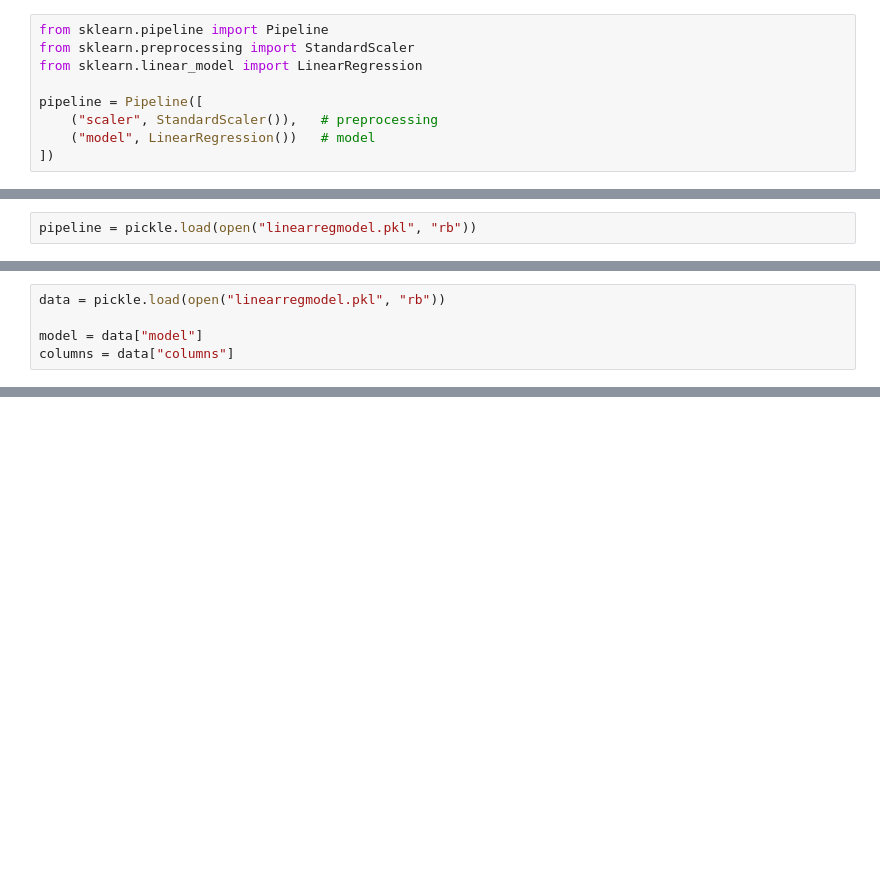
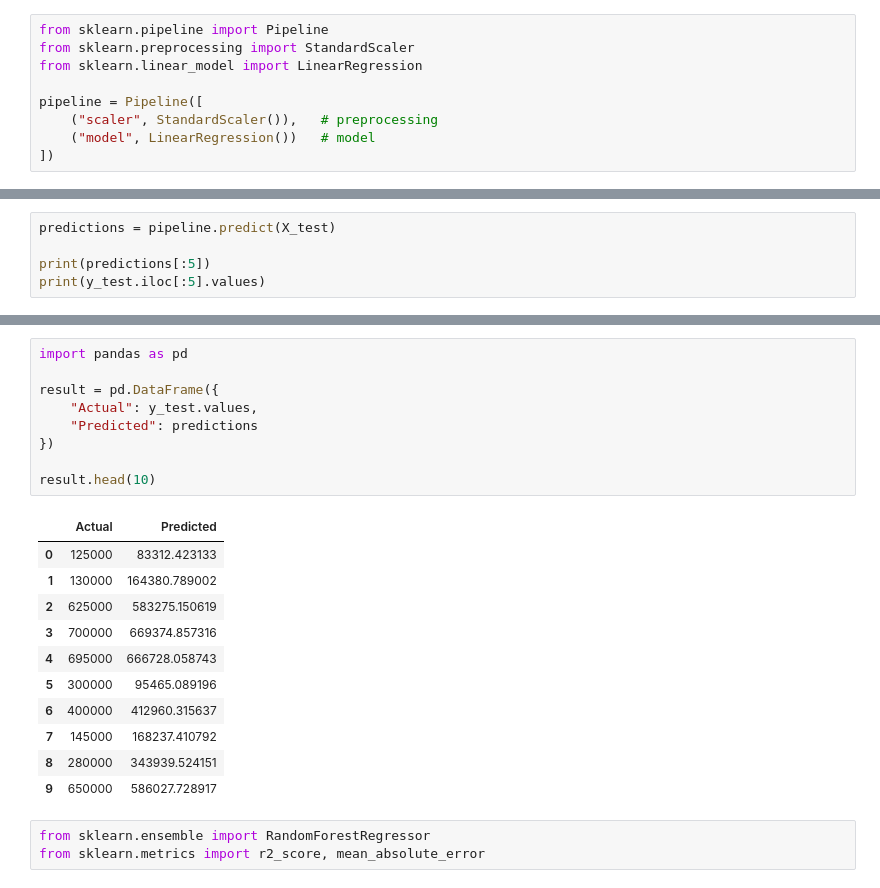
Before and after one commit to Sathwik-source/Used-car-price-prediction-model, a Jupyter notebook: EDADATA.ipynb, the cells around one changed output, grey strips where cells are left out. Drawn from its saved outputs; the diff is of its cells as text; blank space fills up the shorter version.

```diff
--- a/EDADATA.ipynb
+++ b/EDADATA.ipynb
@@ -312,2 +302,0 @@ pickle.dump(pipeline, open("linearregmodel.pkl", "wb"))
-# %%
-pipeline = pickle.load(open("linearregmodel.pkl", "rb"))
@@ -324,5 +302,0 @@ pickle.dump({
-# %%
-data = pickle.load(open("linearregmodel.pkl", "rb"))
-
-model = data["model"]
-columns = data["columns"]
@@ -331,0 +314,5 @@ pickle.dump(lr, open("linearregmodel.pkl", "wb"))
+# %%
+predictions = pipeline.predict(X_test)
+
+print(predictions[:5])
+print(y_test.iloc[:5].values)
@@ -331,0 +331,24 @@ pickle.dump(lr, open("linearregmodel.pkl", "wb"))
+# %%
+import pandas as pd
+
+result = pd.DataFrame({
+    "Actual": y_test.values,
+    "Predicted": predictions
+})
+
+result.head(10)
+# %% [output]
+|  | Actual | Predicted |
+| 0 | 125000 | 83312.423133 |
+| 1 | 130000 | 164380.789002 |
+| 2 | 625000 | 583275.150619 |
+| 3 | 700000 | 669374.857316 |
+| 4 | 695000 | 666728.058743 |
+| 5 | 300000 | 95465.089196 |
+| 6 | 400000 | 412960.315637 |
+| 7 | 145000 | 168237.410792 |
+| 8 | 280000 | 343939.524151 |
+| 9 | 650000 | 586027.728917 |
+# %%
+from sklearn.ensemble import RandomForestRegressor
+from sklearn.metrics import r2_score, mean_absolute_error
```
Also changed, not shown: parts of 26 cells of this notebook.
